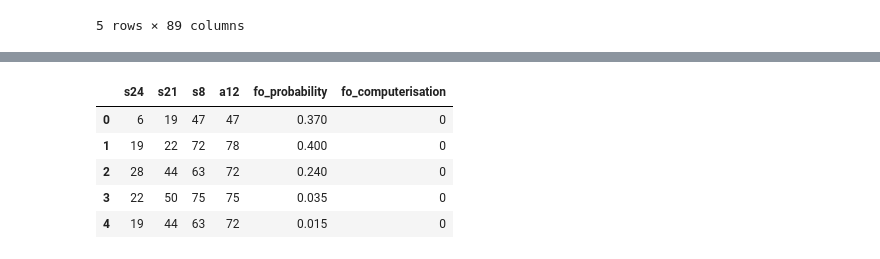
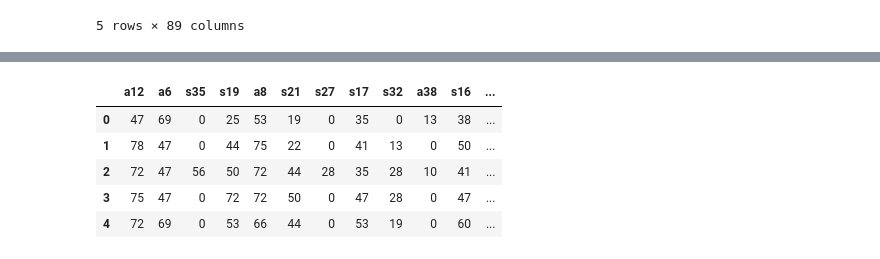
Before and after one commit to joergjan/bachelorarbeit, a Jupyter notebook: 07_calculate_probability.ipynb, the cells around one changed output, grey strips where cells are left out. Saved outputs shown, nothing was run; the diff lists cells and outputs as text; code cells hidden in the pictures.

```diff
--- a/07_calculate_probability.ipynb
+++ b/07_calculate_probability.ipynb
@@ -34,16 +29,18 @@ cols_to_zero.extend(["a27","s6","a5","a30","a31","a29","s30","a28","s20","a34","
 # %%
-# Drop these columns
-df_smote = df_smote.drop(columns=cols_to_zero)
+cols_to_keep = (["a12","a6","s35","s19","a8","s21","s27","s17","s32","a38","s16","s5","s34","s24","s8","fo_probability","fo_computerisation"])
+
+# Drop the other columns
+df_smote = df_smote[cols_to_keep]
 
 # Display the first few rows of the DataFrame
 df_smote.head(5)
 # %% [output]
-|  | s24 | s21 | s8 | a12 | fo_probability | fo_computerisation |
-| 0 | 6 | 19 | 47 | 47 | 0.370 | 0 |
-| 1 | 19 | 22 | 72 | 78 | 0.400 | 0 |
-| 2 | 28 | 44 | 63 | 72 | 0.240 | 0 |
-| 3 | 22 | 50 | 75 | 75 | 0.035 | 0 |
-| 4 | 19 | 44 | 63 | 72 | 0.015 | 0 |
+|  | a12 | a6 | s35 | s19 | a8 | s21 | s27 | s17 | s32 | a38 | s16 | ... |
+| 0 | 47 | 69 | 0 | 25 | 53 | 19 | 0 | 35 | 0 | 13 | 38 | ... |
+| 1 | 78 | 47 | 0 | 44 | 75 | 22 | 0 | 41 | 13 | 0 | 50 | ... |
+| 2 | 72 | 47 | 56 | 50 | 72 | 44 | 28 | 35 | 28 | 10 | 41 | ... |
+| 3 | 75 | 47 | 0 | 72 | 72 | 50 | 0 | 47 | 28 | 0 | 47 | ... |
+| 4 | 72 | 69 | 0 | 53 | 66 | 44 | 0 | 53 | 19 | 0 | 60 | ... |
 # %%
 # Extract coefficients outside the 95% confidence interval
 selected_coefficients = coefficients_outside_95[["id","coefficient"]]
```
Also changed, not shown: parts of 11 cells of this notebook, 4 other files.
